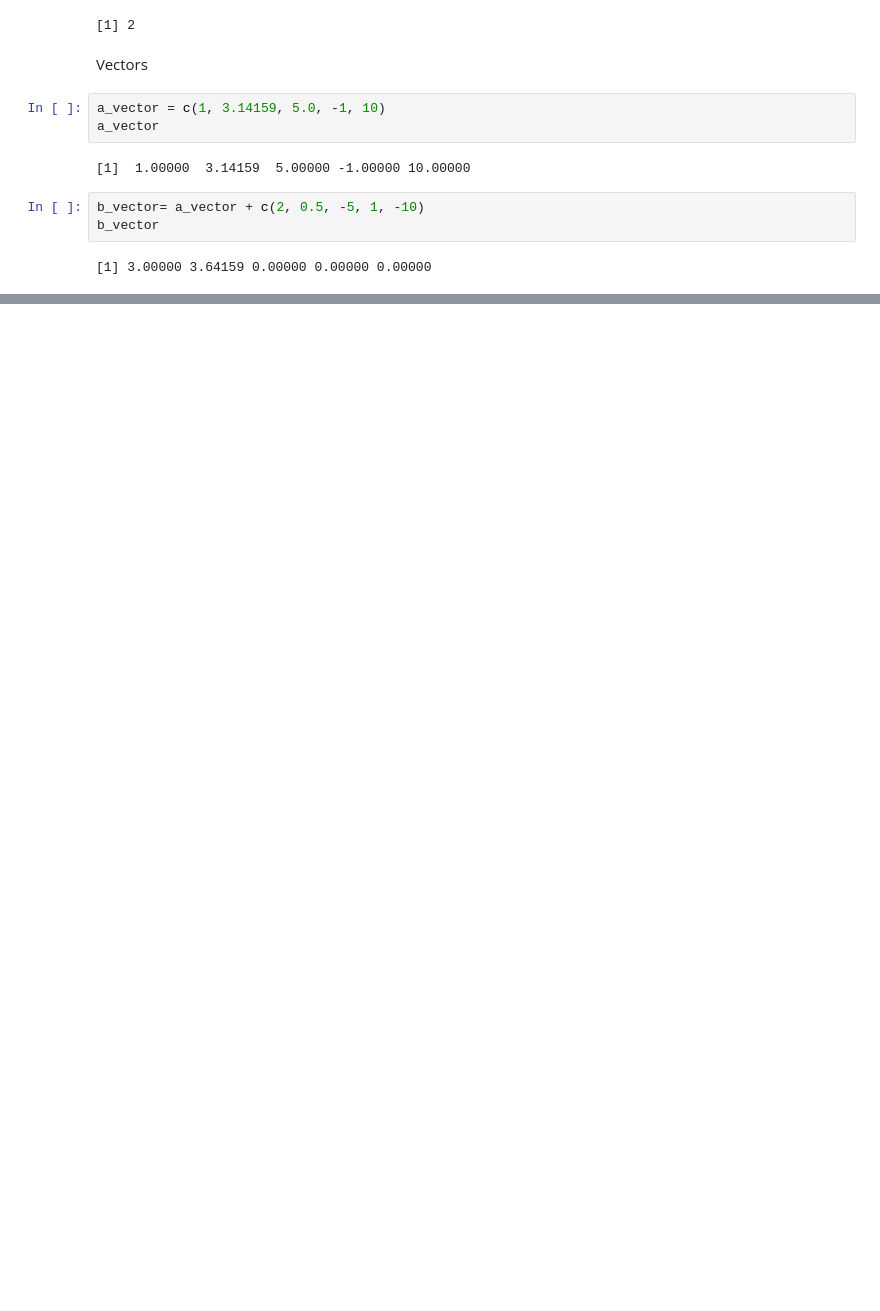
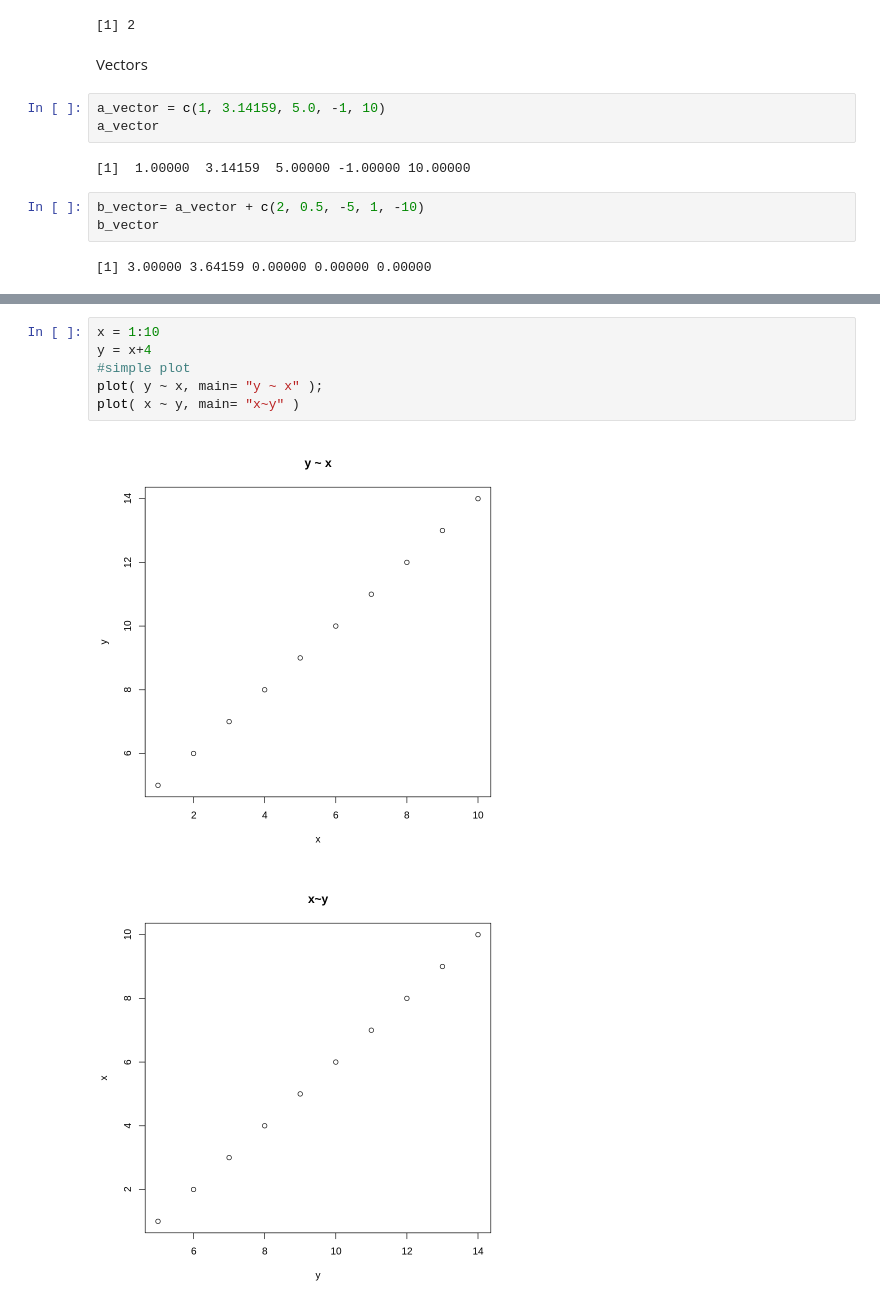
Before and after one commit to hongqin/Use-R-in-CoLab, a Jupyter notebook: Simple_R.ipynb, the cells around one changed output, grey strips where cells are left out. Cells and saved outputs as stored; diff of their text form; blank space fills up the shorter version.

Commit message:
update simple R

```diff
--- a/Simple_R.ipynb
+++ b/Simple_R.ipynb
@@ -42,0 +113,9 @@ b_vector
+# %%
+x = 1:10
+y = x+4
+#simple plot
+plot( y ~ x, main= "y ~ x" );
+plot( x ~ y, main= "x~y" )
+# %% [output]
+[figure, added]
+[figure, added]
```
Also changed, not shown: parts of 7 cells of this notebook.
